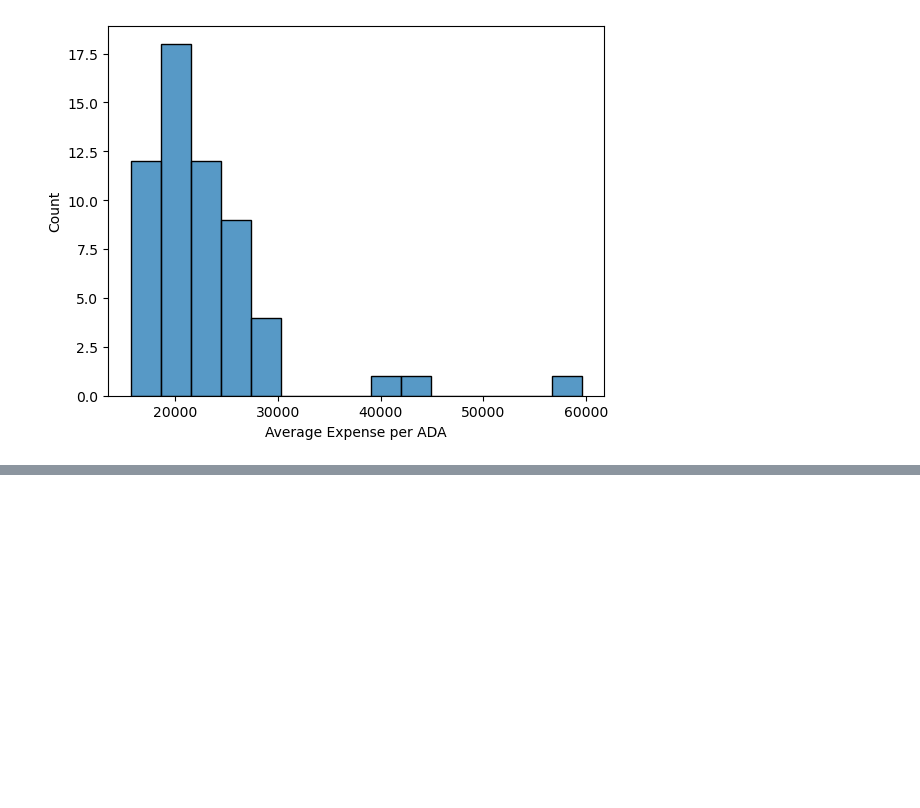
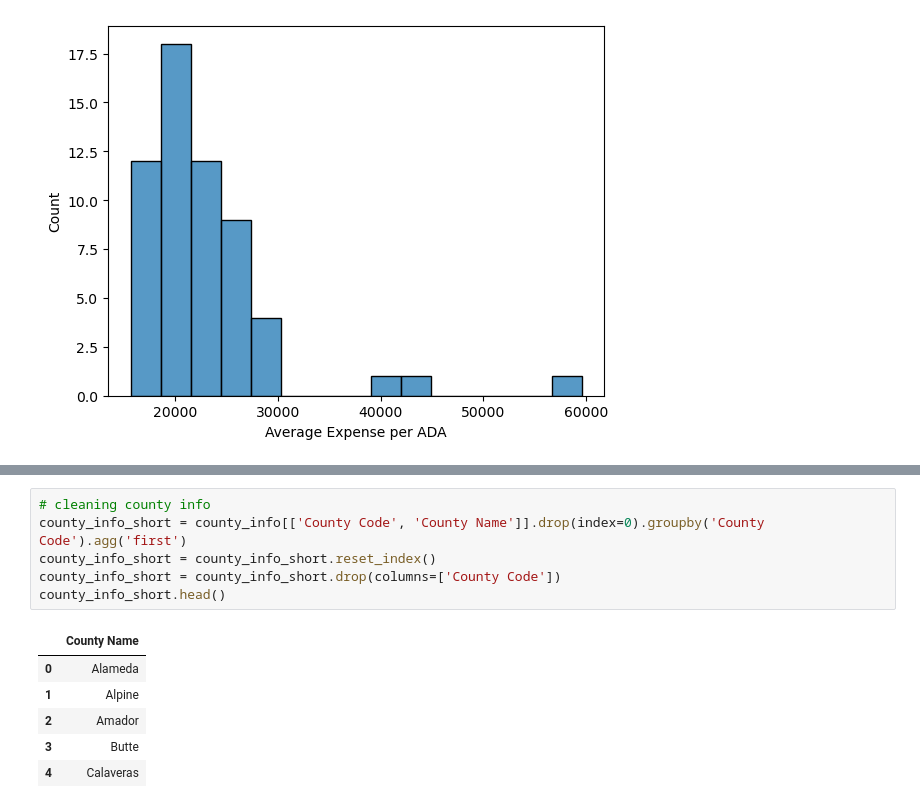
Before and after one commit to lawrencewang1/DavisHacks2025, a Jupyter notebook: data/visualization.ipynb, the cells around one changed output, grey strips where cells are left out. Drawn from its saved outputs; the diff is of its cells as text; blank space fills up the shorter version.

```diff
--- a/data/visualization.ipynb
+++ b/data/visualization.ipynb
@@ -75,0 +98,13 @@ plt.xlabel('Average Expense per ADA');
+# %%
+# cleaning county info
+county_info_short = county_info[['County Code', 'County Name']].drop(index=0).groupby('County Code').agg('first')
+county_info_short = county_info_short.reset_index()
+county_info_short = county_info_short.drop(columns=['County Code'])
+county_info_short.head()
+# %% [output]
+|  | County Name |
+| 0 | Alameda |
+| 1 | Alpine |
+| 2 | Amador |
+| 3 | Butte |
+| 4 | Calaveras |
```
Also changed, not shown: parts of 8 cells of this notebook.
